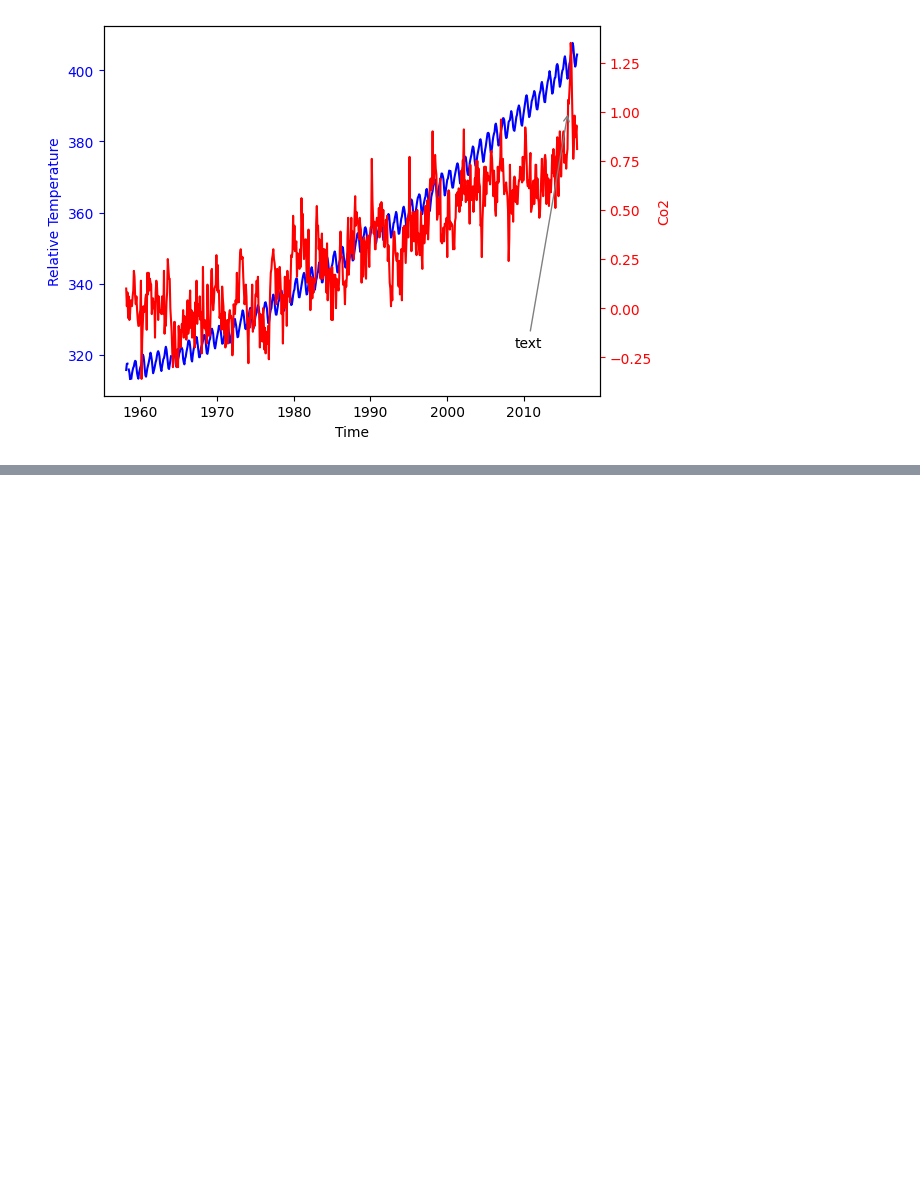
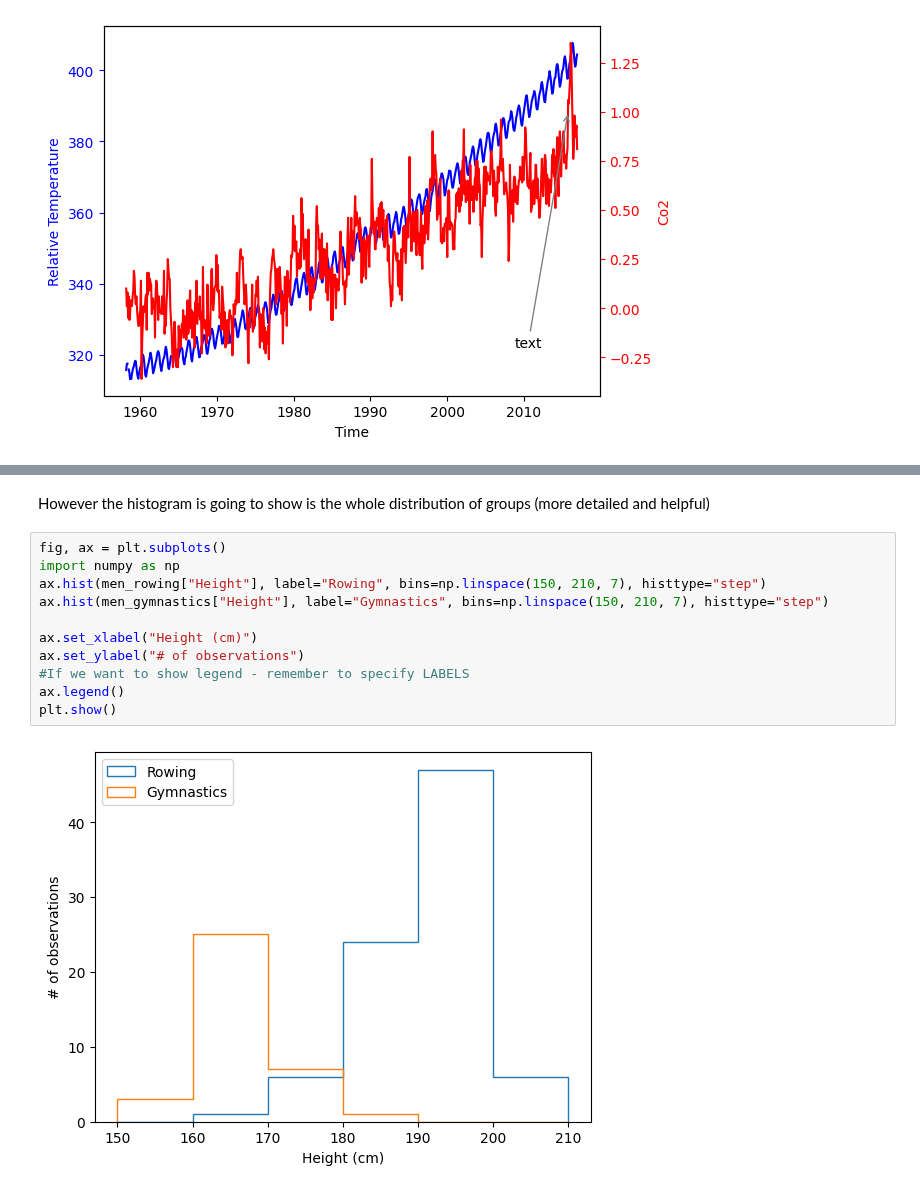
Before and after one commit to andrewch28/DataCamp, a Jupyter notebook: Matplotlib.ipynb, the cells around one changed output, grey strips where cells are left out. Cells and saved outputs as stored; diff of their text form; blank space fills up the shorter version.

```diff
--- a/Matplotlib.ipynb
+++ b/Matplotlib.ipynb
@@ -178,0 +200,15 @@ plt.show()
+# %% [markdown]
+However the histogram is going to show is the whole distribution of groups (more detailed and helpful)
+# %%
+fig, ax = plt.subplots()
+import numpy as np
+ax.hist(men_rowing["Height"], label="Rowing", bins=np.linspace(150, 210, 7), histtype="step")
+ax.hist(men_gymnastics["Height"], label="Gymnastics", bins=np.linspace(150, 210, 7), histtype="step")
+
+ax.set_xlabel("Height (cm)")
+ax.set_ylabel("# of observations")
+#If we want to show legend - remember to specify LABELS
+ax.legend()
+plt.show()
+# %% [output]
+[figure, added]
```
Also changed, not shown: parts of 6 cells of this notebook.
